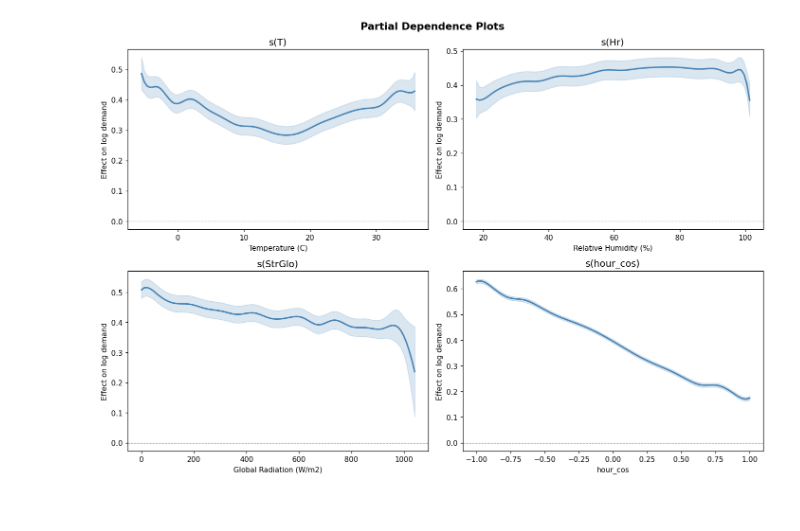
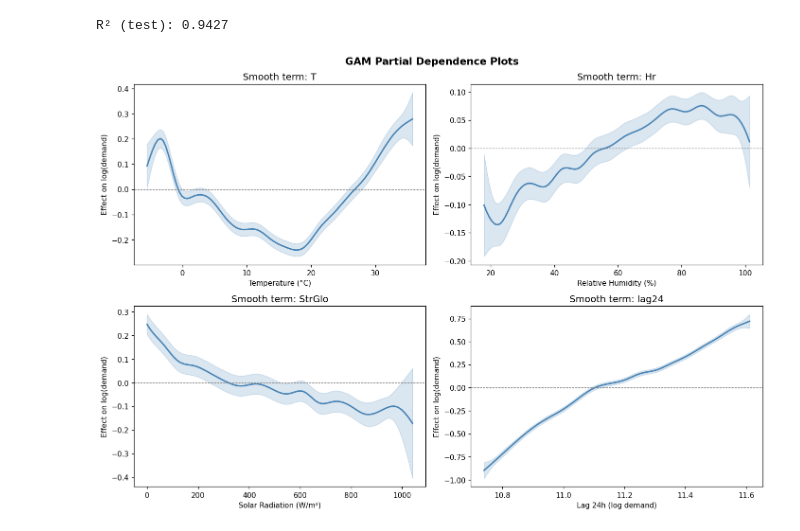
Before and after one commit to EllieTheAnalyst/ml1-electricity-demand-zurich, a Jupyter notebook: notebooks/05_gam.ipynb, the cells around one changed output. Drawn from its saved outputs; the diff is of its cells as text; code cells hidden in the pictures.

```diff
--- a/notebooks/05_gam.ipynb
+++ b/notebooks/05_gam.ipynb
@@ -58,0 +111,9 @@ and a factor term for season. Lambda chosen by GCV grid search.
+# %%
+#scale
+scaler_X = StandardScaler()
+X_train_scaled = scaler_X.fit_transform(X_train)
+X_test_scaled = scaler_X.transform(X_test)
+
+scaler_y = StandardScaler()
+y_train_scaled = scaler_y.fit_transform(y_train.reshape(-1, 1)).ravel()
+y_test_scaled = scaler_y.transform(y_test.reshape(-1, 1)).ravel()
@@ -81,30 +154,49 @@ The estimated smooth effect of each predictor on log demand, with 95% CI.
 # %%
+# --- 1. Evaluate Model on Test Set ---
+fitted_test_scaled = gam.predict(X_test_scaled)
+r2_test = r2_score(y_test_scaled, fitted_test_scaled)
+
+print(f'R² (test): {r2_test:.4f}')
+
 pdp_terms = [
-    (0, 'T',       'Temperature (C)'),
-    (1, 'Hr',      'Relative Humidity (%)'),
-    (2, 'StrGlo',  'Global Radiation (W/m2)'),
-    (4, 'hour_cos','hour_cos'),
+    (6, 'T',        'Temperature (°C)'),
+    (7, 'Hr',       'Relative Humidity (%)'),
+    (8, 'StrGlo',   'Solar Radiation (W/m²)'),
+    (9, 'lag24',     'Lag 24h (log demand)'),
 ]
 
 fig, axes = plt.subplots(2, 2, figsize=(13, 9))
 
-for ax, (term_idx, col, label) in zip(axes.flat, pdp_terms):
-    XX   = gam.generate_X_grid(term=term_idx)
-    pdep, conf = gam.partial_dependence(term=term_idx, X=XX, width=0.95)
-    x_vals = XX[:, term_idx]
+for ax, (col_index, name, label) in zip(axes.flat, pdp_terms):
 
-    ax.plot(x_vals, pdep, color='steelblue', lw=2)
-    ax.fill_between(x_vals, conf[:, 0], conf[:, 1],
+    # Ask the model for the scaled X grid (the Z-scores)
+    grid_scaled = gam.generate_X_grid(term=col_index)
+
+    # Get the Y-axis effect and the confidence bands
+    y_effect, confidence_bands = gam.partial_dependence(term=col_index, X=grid_scaled, width=0.95)
+
+    # Convert the scaled grid back into real numbers (Celsius)
+    grid_real = scaler_X.inverse_transform(grid_scaled)
+
+    # Extract specific column we need for the X-axis
+    x_real = grid_real[:, col_index]
+
+    # Plot the line and the shaded confidence area
+    ax.plot(x_real, y_effect, color='steelblue', lw=2)
+
+    ax.fill_between(x_real, confidence_bands[:, 0], confidence_bands[:, 1],
                     alpha=0.2, color='steelblue')
+
     ax.axhline(0, color='grey', lw=0.8, ls='--')
     ax.set_xlabel(label)
-    ax.set_ylabel('Effect on log demand')
-    ax.set_title(f's({col})')
+    ax.set_ylabel('Effect on log(demand)')
+    ax.set_title(f'Smooth term: {name}')
 
-fig.suptitle('Partial Dependence Plots', fontsize=14, fontweight='bold')
+fig.suptitle('GAM Partial Dependence Plots', fontsize=14, fontweight='bold')
 plt.tight_layout()
 plt.savefig('../outputs/figures/05_gam/05_13_gam_pdp.png', bbox_inches='tight')
 plt.show()
 # %% [output]
+R² (test): 0.9427
-[figure, old version]
+[figure, new version]
 # %% [markdown]
```
Also changed, not shown: parts of 19 cells of this notebook.
